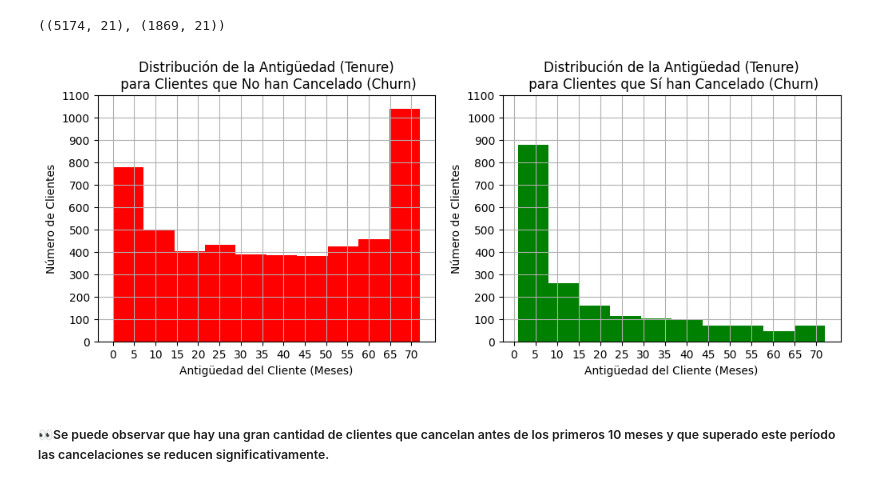
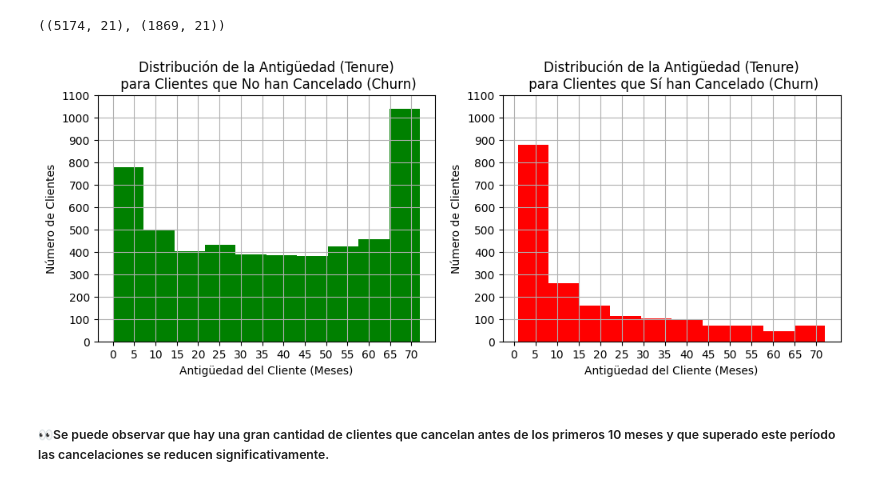
Before and after one commit to ASRR7/challenge_data_visualization, a Jupyter notebook: TelecomX_LATAM.ipynb, the cells around one changed output. Drawn from its saved outputs; the diff is of its cells as text; code cells hidden in the pictures.

Commit message:
Correción para el color del gráfico tenure vs churn

```diff
--- a/TelecomX_LATAM.ipynb
+++ b/TelecomX_LATAM.ipynb
@@ -106,27 +106,27 @@ df_churn_no.shape, df_churn_yes.shape
 ((5174, 21), (1869, 21))
 # %%
 fig, ax = plt.subplots(1,2,figsize=(12, 4))# Subplot 1: Clientes que NO han cancelado
-ax[0].hist(df_churn_no['tenure'],color="red")
+ax[0].hist(df_churn_no['tenure'],color="green")
 ax[0].set_title('Distribución de la Antigüedad (Tenure)\n para Clientes que No han Cancelado (Churn)')
 ax[0].set_xlabel('Antigüedad del Cliente (Meses)')
 ax[0].set_ylabel('Número de Clientes')
 ax[0].set_xticks(range(0, 71, 5))
 ax[0].set_ylim(0, 1100) #Estableciendo rango para mejor comparación
 ax[0].set_yticks(range(0, 1101, 100))
 ax[0].grid()
 
 # Subplot 2: Clientes que SÍ han cancelado
-ax[1].hist(df_churn_yes['tenure'],color="green")
+ax[1].hist(df_churn_yes['tenure'],color="red")
 ax[1].set_title('Distribución de la Antigüedad (Tenure)\n para Clientes que Sí han Cancelado (Churn)')
 ax[1].set_xlabel('Antigüedad del Cliente (Meses)')
 ax[1].set_ylabel('Número de Clientes')
 ax[1].set_xticks(range(0, 71, 5))
 ax[1].set_yticks(range(0, 1101, 100))
 ax[1].set_ylim(0, 1100)
 ax[1].grid()
 plt.show()
 # %% [output]
-[figure, old version]
+[figure, new version]
 # %% [markdown]
 ##### 👀Se puede observar que hay una gran cantidad de clientes que cancelan antes de los primeros 10 meses y que superado este período las cancelaciones se reducen significativamente.
 # %% [markdown]
```
Also changed, not shown: parts of 4 cells of this notebook, 1 other file.
